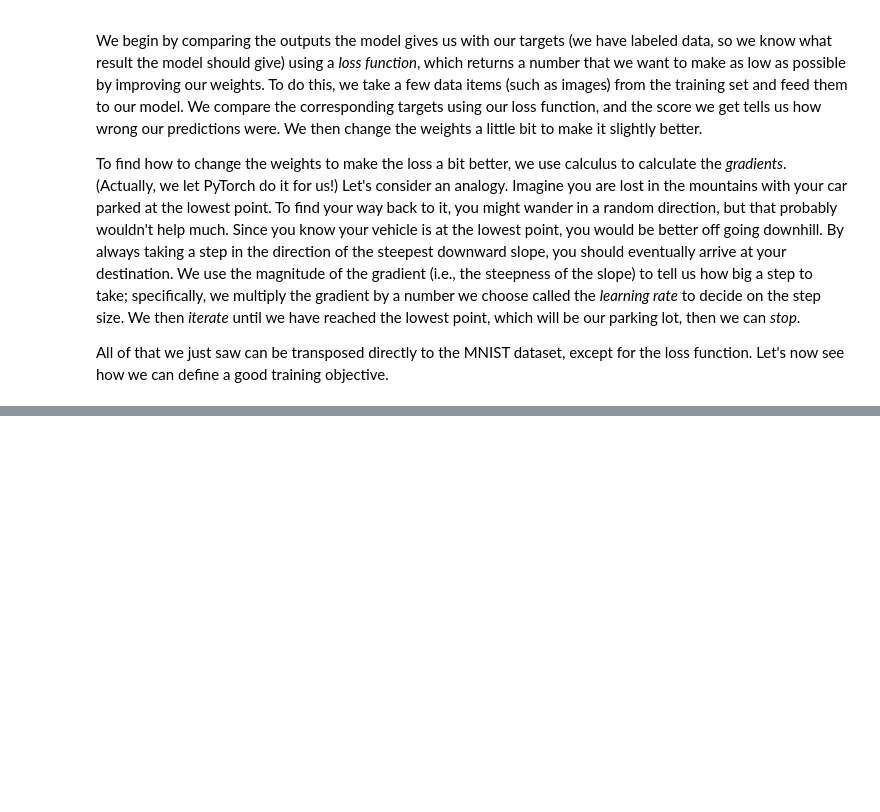
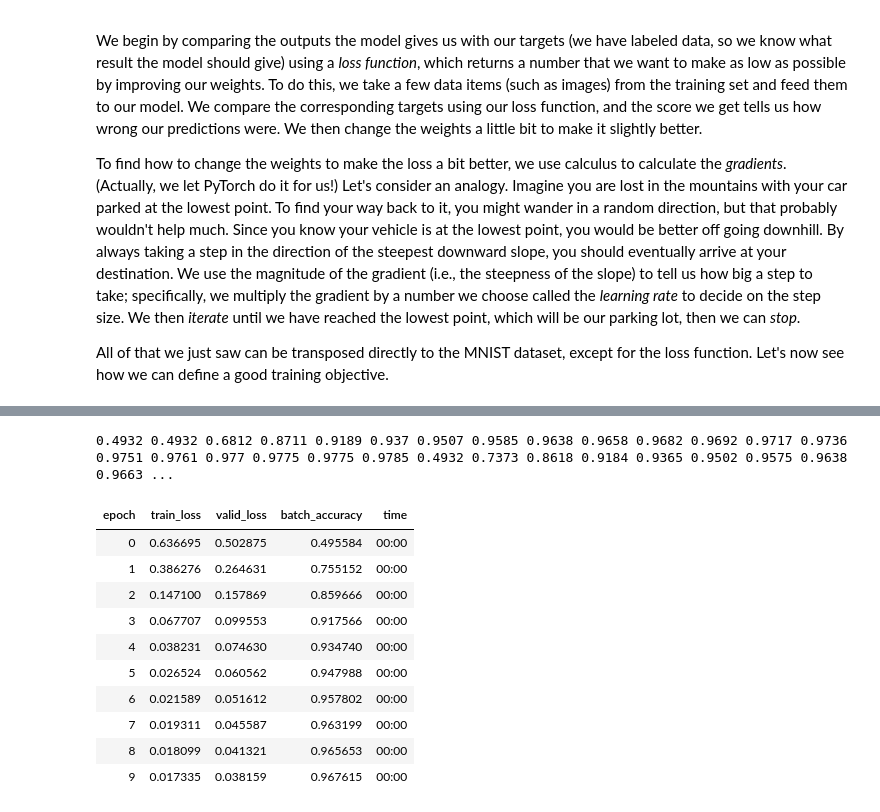
Before and after one commit to alimaslax/deep-learning-pytorch, a Jupyter notebook: src/course-ai/chpt_4.ipynb, the cells around one changed output, grey strips where cells are left out. Saved outputs shown, nothing was run; the diff lists cells and outputs as text; code cells hidden in the pictures; blank space fills up the shorter version.

```diff
--- a/src/course-ai/chpt_4.ipynb
+++ b/src/course-ai/chpt_4.ipynb
@@ -355,0 +430,53 @@ plot_function(torch.sigmoid, title='Sigmoid', min=-4, max=4)
+# %%
+linear_model = nn.Linear(28*28,1)
+w,b = linear_model.parameters()
+w.shape,b.shape
+
+class BasicOptim:
+    def __init__(self,params,lr): self.params,self.lr = list(params),lr
+
+    def step(self, *args, **kwargs):
+        for p in self.params: p.data -= p.grad.data * self.lr
+
+    def zero_grad(self, *args, **kwargs):
+        for p in self.params: p.grad = None
+
+opt = BasicOptim(linear_model.parameters(), lr)
+
+def train_epoch(model):
+    for xb,yb in dl:
+        calc_grad(xb, yb, model)
+        opt.step()
+        opt.zero_grad()
+
+validate_epoch(linear_model)
+
+
+def train_model(model, epochs):
+    for i in range(epochs):
+        train_epoch(model)
+        print(validate_epoch(model), end=' ')
+
+train_model(linear_model, 20)
+
+linear_model = nn.Linear(28*28,1)
+opt = SGD(linear_model.parameters(), lr)
+train_model(linear_model, 20)
+
+dls = DataLoaders(dl, valid_dl)
+learn = Learner(dls, nn.Linear(28*28,1), opt_func=SGD,
+                loss_func=mnist_loss, metrics=batch_accuracy)
+learn.fit(10, lr=lr)
+# %% [output]
+0.4932 0.4932 0.6812 0.8711 0.9189 0.937 0.9507 0.9585 0.9638 0.9658 0.9682 0.9692 0.9717 0.9736 0.9751 0.9761 0.977 0.9775 0.9775 0.9785 0.4932 0.7373 0.8618 0.9184 0.9365 0.9502 0.9575 0.9638 0.9663 ...
+| epoch | train_loss | valid_loss | batch_accuracy | time |
+| 0 | 0.636695 | 0.502875 | 0.495584 | 00:00 |
+| 1 | 0.386276 | 0.264631 | 0.755152 | 00:00 |
+| 2 | 0.147100 | 0.157869 | 0.859666 | 00:00 |
+| 3 | 0.067707 | 0.099553 | 0.917566 | 00:00 |
+| 4 | 0.038231 | 0.074630 | 0.934740 | 00:00 |
+| 5 | 0.026524 | 0.060562 | 0.947988 | 00:00 |
+| 6 | 0.021589 | 0.051612 | 0.957802 | 00:00 |
+| 7 | 0.019311 | 0.045587 | 0.963199 | 00:00 |
+| 8 | 0.018099 | 0.041321 | 0.965653 | 00:00 |
+| 9 | 0.017335 | 0.038159 | 0.967615 | 00:00 |
```
Also changed, not shown: parts of 6 cells of this notebook, 55 other files.
